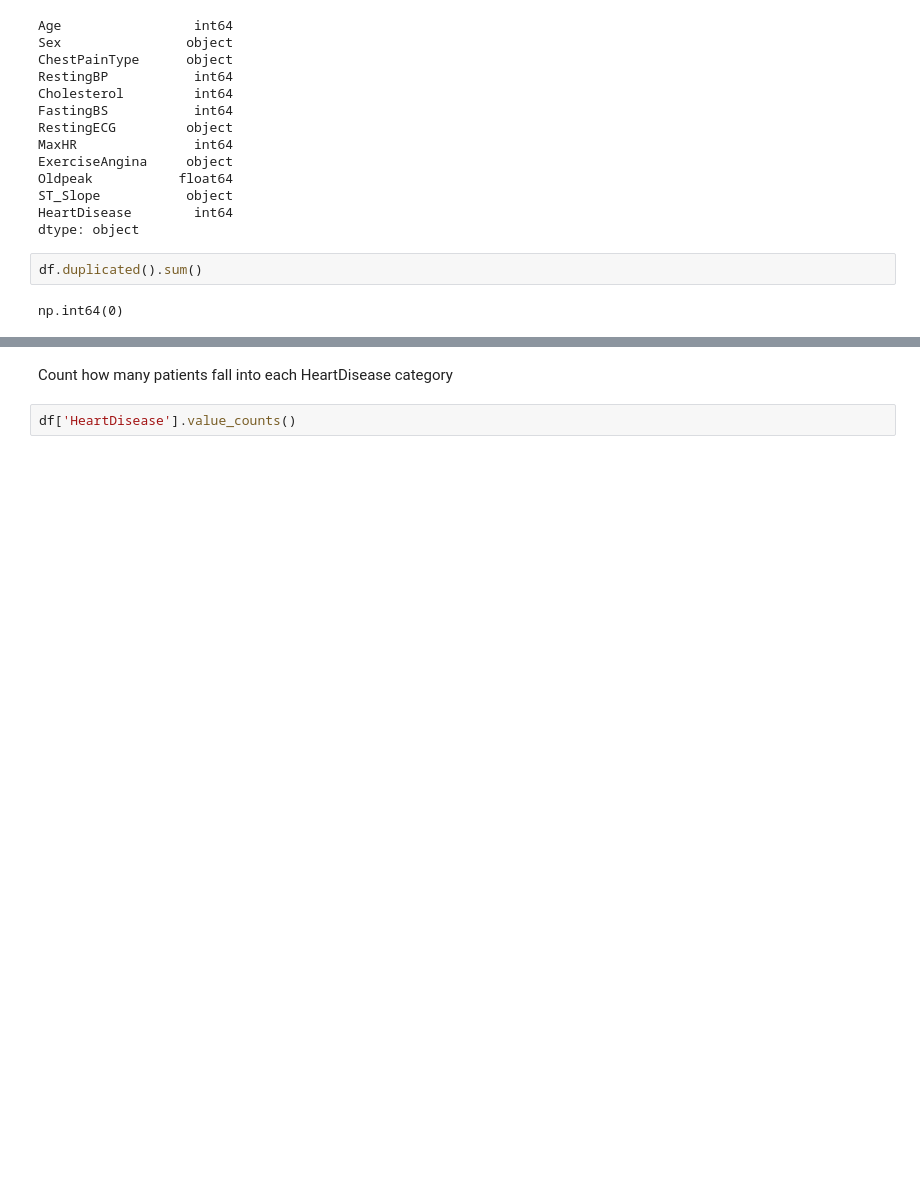
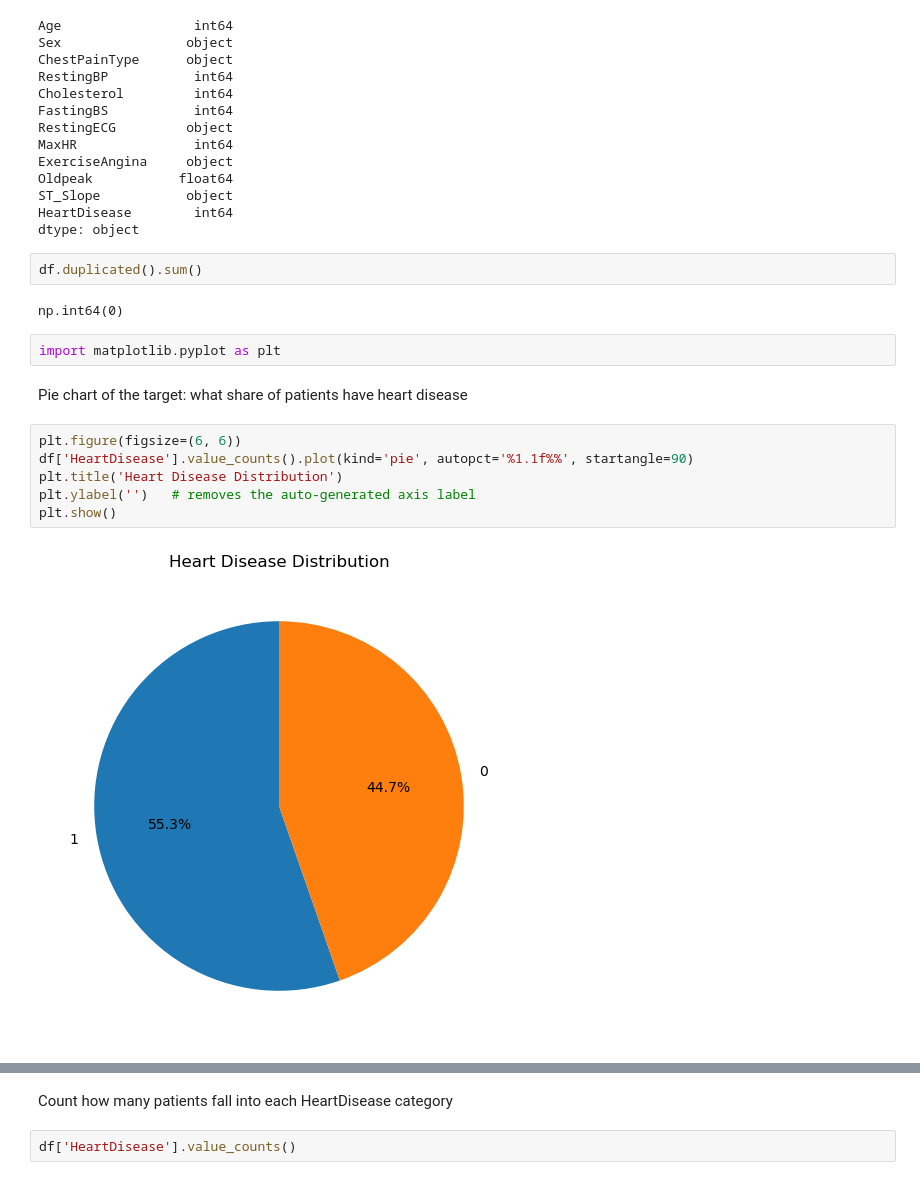
Before and after one commit to VidushiGoel-1/heart-eda-project, a Jupyter notebook: Heart_eda_complete.ipynb, the cells around one changed output, grey strips where cells are left out. Drawn from its saved outputs; the diff is of its cells as text; blank space fills up the shorter version.

```diff
--- a/Heart_eda_complete.ipynb
+++ b/Heart_eda_complete.ipynb
@@ -145,3 +156,15 @@ dtype: object
 df.duplicated().sum()
 # %% [output]
 np.int64(0)
+# %%
+import matplotlib.pyplot as plt
+# %% [markdown]
+ Pie chart of the target: what share of patients have heart disease
+# %%
+plt.figure(figsize=(6, 6))
+df['HeartDisease'].value_counts().plot(kind='pie', autopct='%1.1f%%', startangle=90)
+plt.title('Heart Disease Distribution')
+plt.ylabel('')   # removes the auto-generated axis label
+plt.show()
+# %% [output]
+[figure, added]
```
Also changed, not shown: parts of 8 cells of this notebook, 2 other files.
